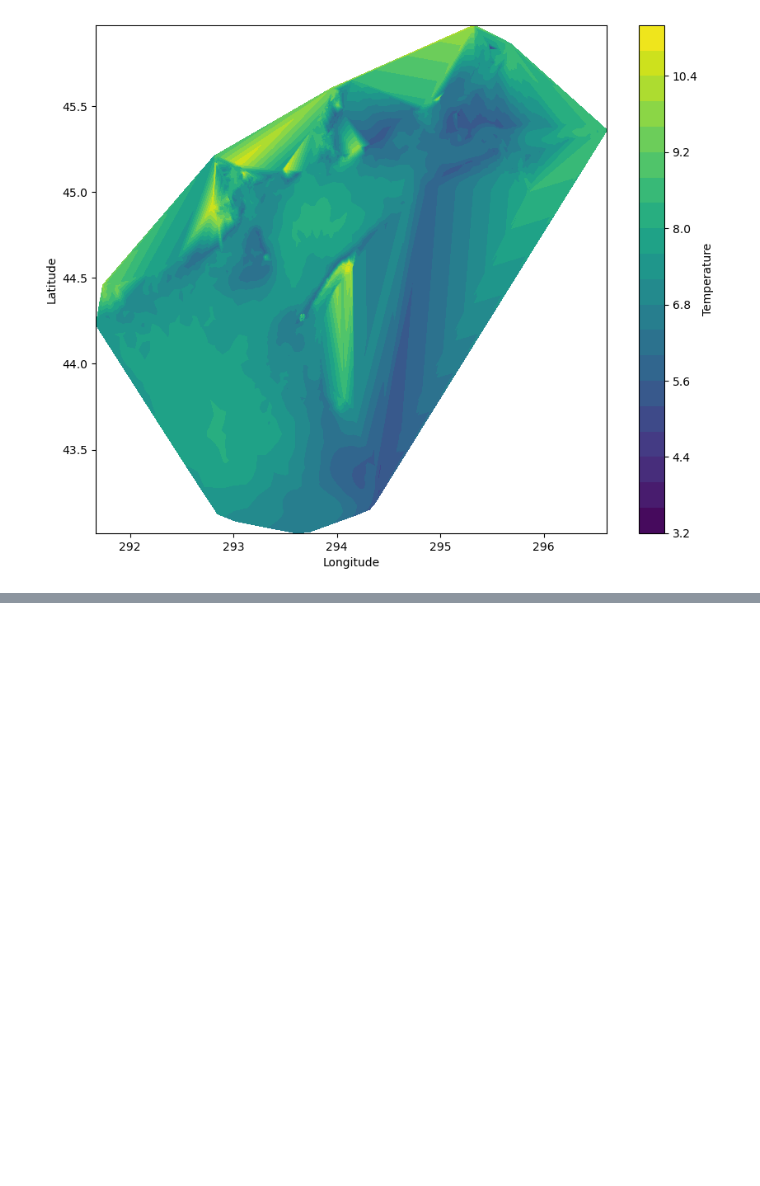
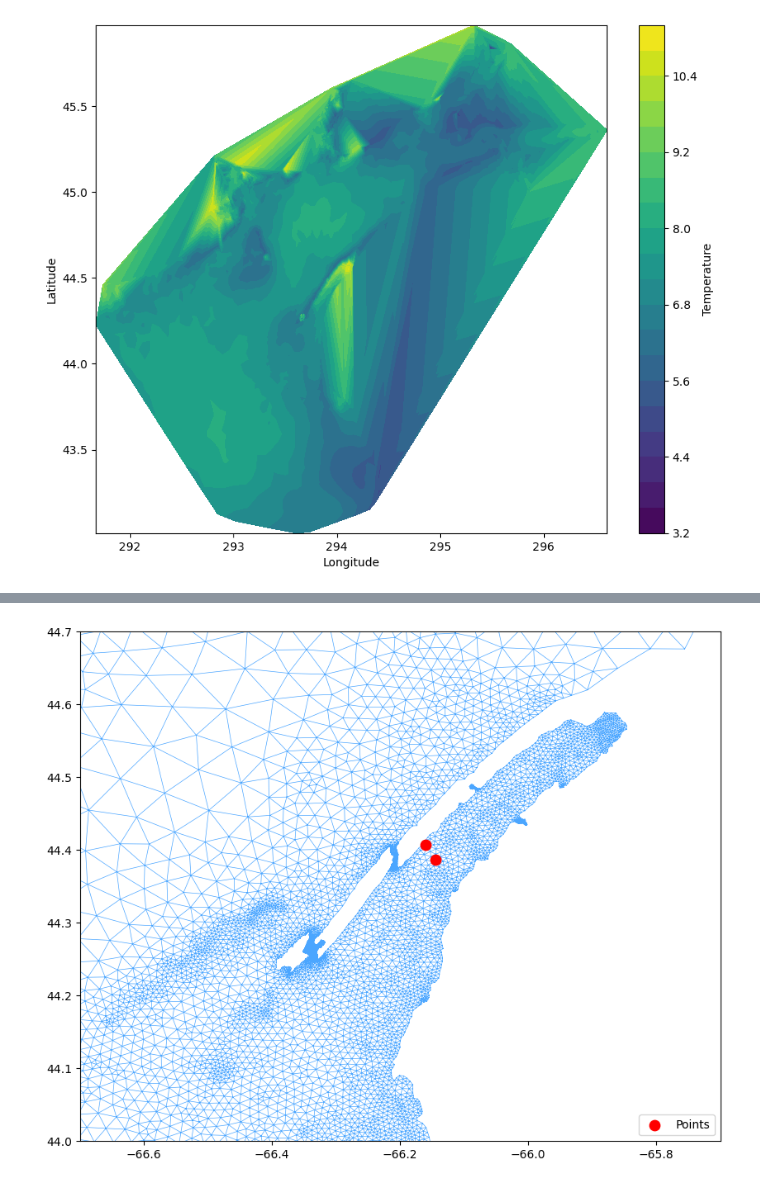
Before and after one commit to oceanhackweek/ohw26_model_downsampling, a Jupyter notebook: contributor_folders/faizan/explore_fvcoms_data.ipynb, the cells around one changed output, grey strips where cells are left out. Saved outputs shown, nothing was run; the diff lists cells and outputs as text; code cells hidden in the pictures; blank space fills up the shorter version.

```diff
--- a/contributor_folders/faizan/explore_fvcoms_data.ipynb
+++ b/contributor_folders/faizan/explore_fvcoms_data.ipynb
@@ -118,0 +221,40 @@ plt.show()
+# %%
+import matplotlib.pyplot as plt
+import matplotlib.tri as tri
+import numpy as np
+
+# 1. Extract raw coordinates
+lon = ds.lon.values
+lat = ds.lat.values
+
+# Convert 0..360 longitude range to -180..180 if necessary
+if (lon > 180).any():
+    lon = np.where(lon > 180, lon - 360, lon)
+
+# 2. Extract and format triangle connectivity
+nv = ds.nv.values
+nv = nv - 1 if nv.min() == 1 else nv  # 1-based to 0-based index shift
+triangles = nv.T if nv.shape[0] == 3 else nv
+
+# 3. Create triangulation object
+triangulation = tri.Triangulation(lon, lat, triangles=triangles)
+
+fig, ax = plt.subplots(figsize=(10, 8))
+
+# 4. Plot wireframe (use a high zorder and visible color)
+ax.triplot(triangulation, color='dodgerblue', linewidth=0.5, alpha=0.8, zorder=1)
+
+# 5. Overlay points
+pts_lon = [-66.160532, -66.144241]
+pts_lat = [44.407102, 44.386837]
+ax.scatter(pts_lon, pts_lat, color='red', s=80, zorder=3, label='Points')
+
+# Auto-scale view to fit BOTH points and mesh
+ax.autoscale()
+ax.set_ylim(44,44.7)
+ax.set_xlim(-66.7,-65.7)
+
+ax.legend()
+plt.show()
+# %% [output]
+[figure, added]
```
Also changed, not shown: parts of 10 cells of this notebook, 3 other files.
